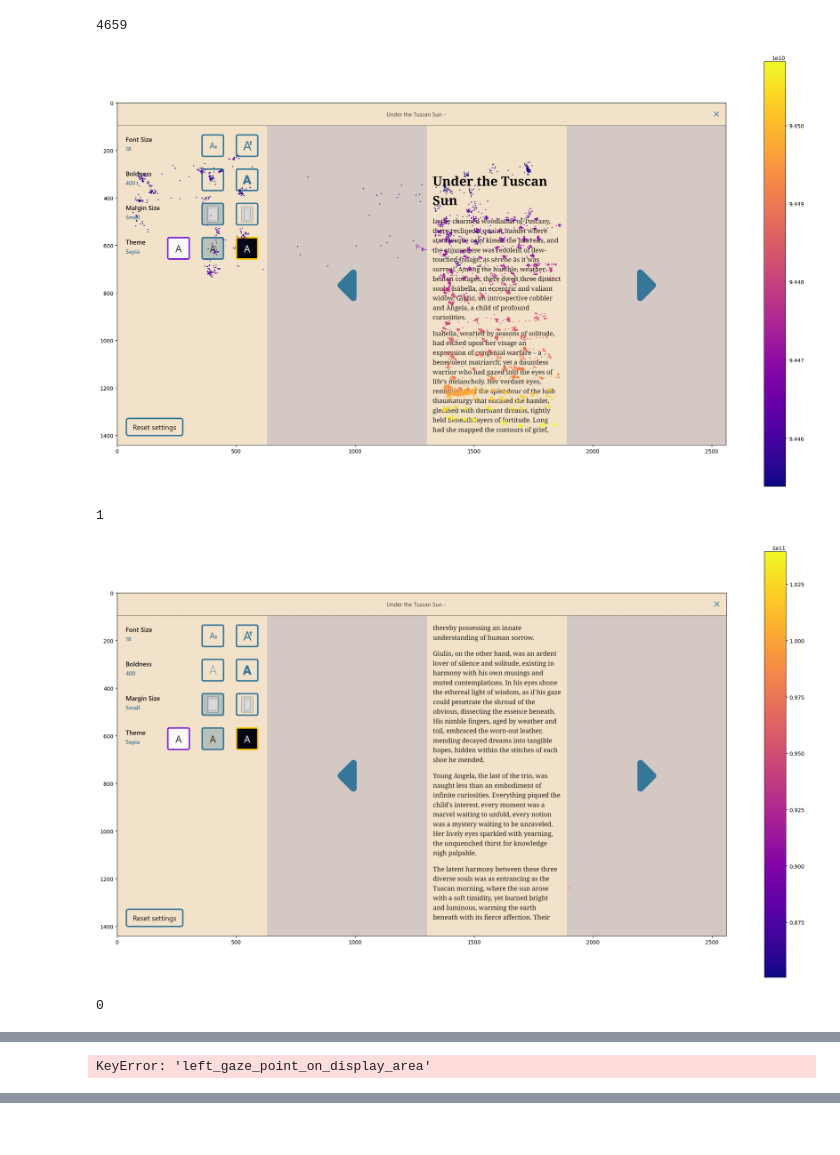
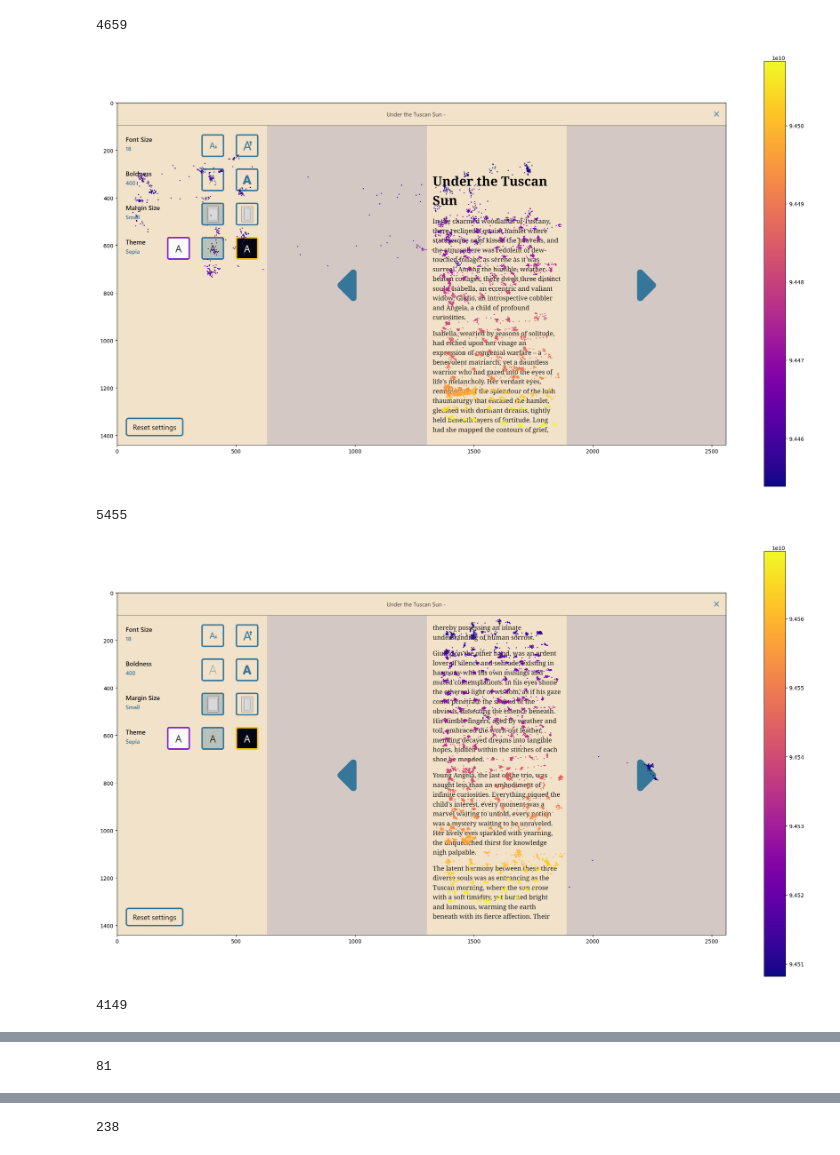
Before and after one commit to SlimShadyIAm/flow, a Jupyter notebook: apps/backend/plot-data-on-image-with-pupil-size.ipynb, the cells around one changed output, grey strips where cells are left out. Drawn from its saved outputs; the diff is of its cells as text; code cells hidden in the pictures.

Commit message:
Fixes in pupil sizesies :3

```diff
--- a/apps/backend/plot-data-on-image-with-pupil-size.ipynb
+++ b/apps/backend/plot-data-on-image-with-pupil-size.ipynb
@@ -18,27 +18,27 @@ GAZE_DATA_PAGE = []
 # participants that were told that they can change the settings beforehand
 participant_ids = [998]
 subquery = Events.select().where(Events.participant_id.in_(participant_ids))
+books = subquery.where(Events.event == "OPEN_BOOK")
 
 for participant in participant_ids:
-    for book in subquery.where(Events.event == "OPEN_BOOK"):
+    for book in books:
         START_TIME_BOOK = book.time
-        END_TIME_BOOK = (
+        book_end = (
             subquery.where(Events.event == "CLOSE_BOOK")
             .where(Events.time > START_TIME_BOOK)
             .get()
-            .time
         )
+        END_TIME_BOOK = book_end.time
+        # Get the events that have a timestamp less than the first CLOSE_BOOK event
+        events_book = subquery.where(Events.time <= END_TIME_BOOK)
 
         formatted_time = datetime.fromtimestamp(START_TIME_BOOK / 1000).strftime(
             "%Y-%m-%d_%H-%M-%S"
         )
         GAZE_FILE = f"{EYE_TRACKER_FOLDER}[{participant}]-{formatted_time}.json"
         f = open(GAZE_FILE, "r")
-        GAZE_DATA = json.load(f)
+        GAZE_DATA_BOOK = json.load(f)
         f.close()
-        GAZE_DATA_BOOK = extract_gaze_data_between_timestamps_proper(
-            GAZE_DATA, START_TIME_BOOK, END_TIME_BOOK
-        )
 
         # Load into pandas dataframe
         df = pd.DataFrame(GAZE_DATA_BOOK["data"])
@@ -57,18 +57,15 @@ for participant in participant_ids:
             df["pupil_diameter"] - df["pupil_diameter"].min()
         ) / (df["pupil_diameter"].max() - df["pupil_diameter"].min())
 
-        # Create a new column 'color-from-pupil-diameter' which is
-        # the y value of the normalized pupil diameter from the
-
         # Add the df back to the GAZE_DATA_BOOK
         GAZE_DATA_BOOK["data"] = df.to_dict("records")
+        pages = (
+            subquery.where(Events.event == "NEXT_PAGE")
+            .where(Events.time > START_TIME_BOOK)
+            .where(Events.time < END_TIME_BOOK)
+        )
 
-        # Get the events that have a timestamp less than the first CLOSE_BOOK event
-        events_book = subquery.where(Events.time <= END_TIME_BOOK)
-
-        for page in subquery.where(Events.event == "NEXT_PAGE").where(
-            Events.time > START_TIME_BOOK
-        ):
+        for page in pages:
             START_TIME_PAGE = page.time
             end_page = (
                 events_book.where(Events.event.in_(["NEXT_PAGE", "CLOSE_BOOK"]))
@@ -78,54 +75,58 @@ for participant in participant_ids:
             if end_page is None:
                 continue
             END_TIME_PAGE = end_page.time
+
+            # Get the gaze data for the page
+            GAZE_DATA_PAGE = extract_gaze_data_between_timestamps_proper(
+                GAZE_DATA_BOOK, START_TIME_PAGE, END_TIME_PAGE
+            )
+            print(len(GAZE_DATA_PAGE["data"]))
+            # Create empty dataframe and then insert the data
+            df_page = pd.DataFrame()
+            df_page = pd.DataFrame(GAZE_DATA_PAGE["data"])
+
+            # Some of these points are [None, None], so we drop those
+            df_page = df_page[
+                df_page["left_gaze_point_on_display_area"].apply(
+                    lambda x: x != [None, None]
+                )
+            ]
+
+            x = df_page["left_gaze_point_on_display_area"].apply(
+                lambda x: x[0] * X_PIXELS
+            )
+            y = df_page["left_gaze_point_on_display_area"].apply(
+                lambda x: x[1] * Y_PIXELS
+            )
 
             # Get the event one before the end page event
             screenshot_event = (
                 events_book.where(Events.time < END_TIME_PAGE)
                 .order_by(Events.time.desc())
                 .get()
             )
 
             fig, ax = plt.subplots(figsize=(X_PIXELS / 100, Y_PIXELS / 100))
 
             ax.set_xlim(0, X_PIXELS)
             ax.set_ylim(Y_PIXELS, 0)
 
             # Get the image to display on the plot
             image_file = screenshot_event.screenshot_file
             ax.imshow(plt.imread(image_file), extent=[0, X_PIXELS, Y_PIXELS, 0])
 
-            # Get the gaze data for the page
-            GAZE_DATA_PAGE = extract_gaze_data_between_timestamps_proper(
-                GAZE_DATA_BOOK, START_TIME_PAGE, END_TIME_PAGE
-            )
-            print(len(GAZE_DATA_PAGE["data"]))
-            # Create empty dataframe and then insert the data
-            df_page = pd.DataFrame()
-            df_page = pd.DataFrame(GAZE_DATA_PAGE["data"])
-
-            # Some of these points are [None, None], so we drop those
-            df_page = df_page[
-                df_page["left_gaze_point_on_display_area"].apply(
-                    lambda x: x != [None, None]
-                )
-            ]
-
-            x = df_page["left_gaze_point_on_display_area"].apply(lambda x: x[0] * X_PIXELS)
-            y = df_page["left_gaze_point_on_display_area"].apply(lambda x: x[1] * Y_PIXELS)
-
             p = ax.scatter(
                 x,
                 y,
                 c=df_page["system_time_stamp"],
                 cmap="plasma",
                 s=1,
             )
             plt.colorbar(p)
             plt.show()
 # %% [output]
 4659
 [figure]
-1
+5455
-[figure, old version]
+[figure, new version]
-0
+4149
@@ -132 +134 @@ for participant in participant_ids:
-KeyError: 'left_gaze_point_on_display_area'
+81
@@ -133,0 +136 @@ KeyError: 'left_gaze_point_on_display_area'
+238
```
Also changed, not shown: parts of 1 cell of this notebook.
